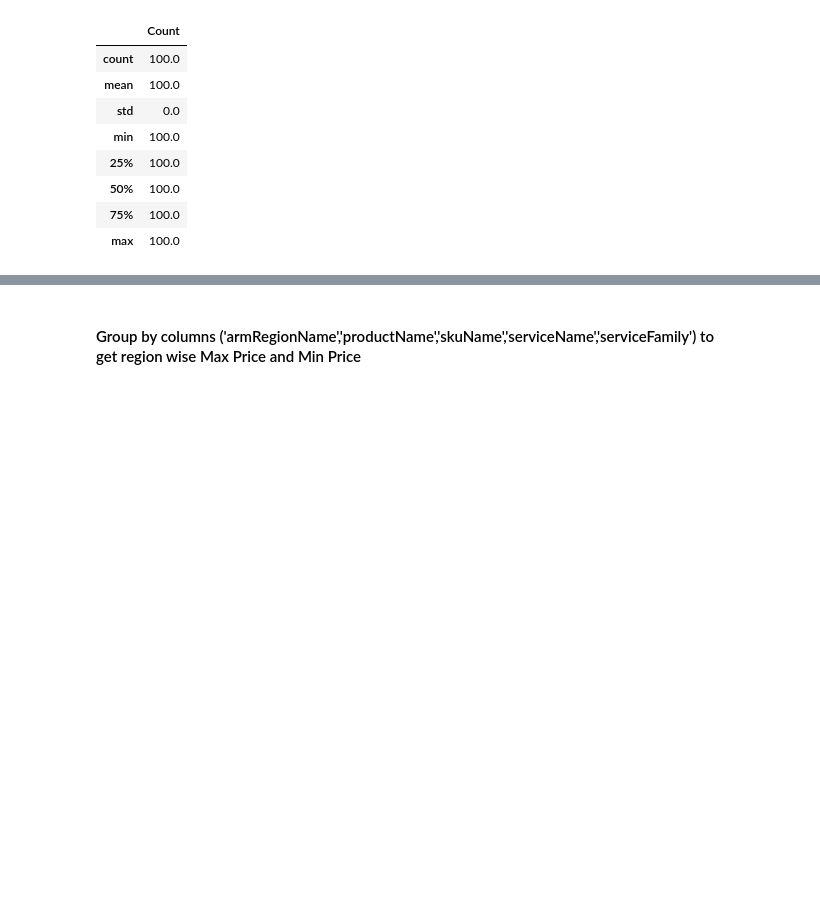
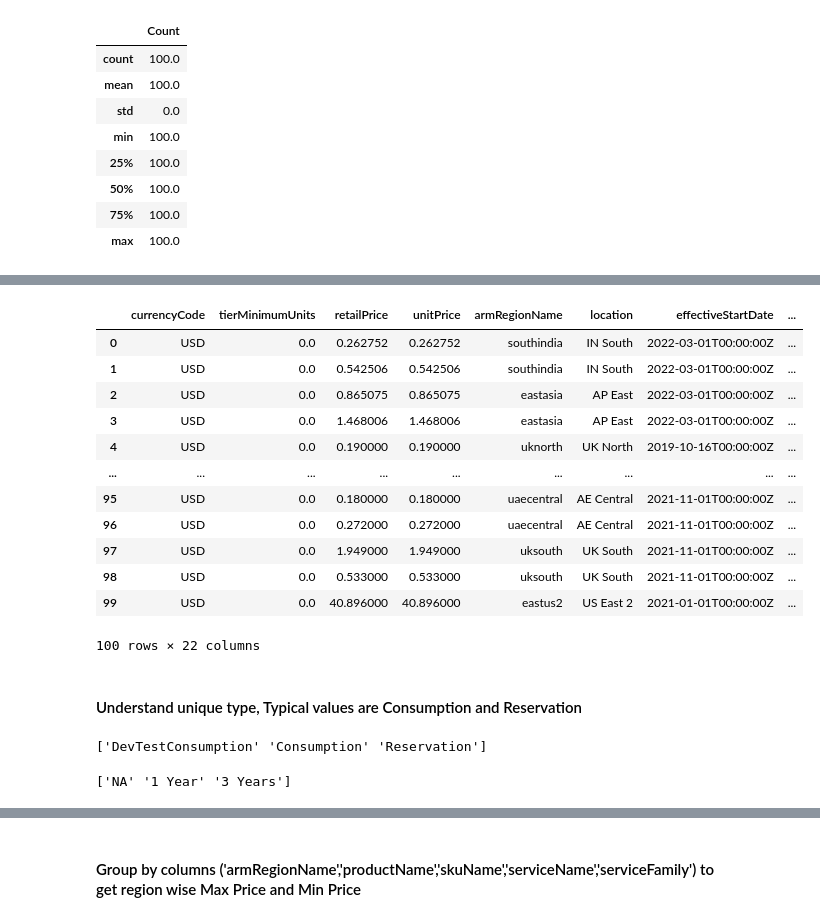
Before and after one commit to aicoe-aiops/cloud-price-analysis-public, a Jupyter notebook: notebooks/experimental/cloud_price_analysis_azure.ipynb, the cells around one changed output, grey strips where cells are left out. Drawn from its saved outputs; the diff is of its cells as text; code cells hidden in the pictures; blank space fills up the shorter version.

```diff
--- a/notebooks/experimental/cloud_price_analysis_azure.ipynb
+++ b/notebooks/experimental/cloud_price_analysis_azure.ipynb
@@ -154,0 +100,27 @@ array(['D14 Spot', 'Standard_D64s_v5 Spot', 'A3 Spot',
+# %%
+df_items_2 = df_items_2.fillna("NA")
+df_items_2
+# %% [output]
+|  | currencyCode | tierMinimumUnits | retailPrice | unitPrice | armRegionName | location | effectiveStartDate | ... |
+| 0 | USD | 0.0 | 0.262752 | 0.262752 | southindia | IN South | 2022-03-01T00:00:00Z | ... |
+| 1 | USD | 0.0 | 0.542506 | 0.542506 | southindia | IN South | 2022-03-01T00:00:00Z | ... |
+| 2 | USD | 0.0 | 0.865075 | 0.865075 | eastasia | AP East | 2022-03-01T00:00:00Z | ... |
+| 3 | USD | 0.0 | 1.468006 | 1.468006 | eastasia | AP East | 2022-03-01T00:00:00Z | ... |
+| 4 | USD | 0.0 | 0.190000 | 0.190000 | uknorth | UK North | 2019-10-16T00:00:00Z | ... |
+| ... | ... | ... | ... | ... | ... | ... | ... | ... |
+| 95 | USD | 0.0 | 0.180000 | 0.180000 | uaecentral | AE Central | 2021-11-01T00:00:00Z | ... |
+| 96 | USD | 0.0 | 0.272000 | 0.272000 | uaecentral | AE Central | 2021-11-01T00:00:00Z | ... |
+| 97 | USD | 0.0 | 1.949000 | 1.949000 | uksouth | UK South | 2021-11-01T00:00:00Z | ... |
+| 98 | USD | 0.0 | 0.533000 | 0.533000 | uksouth | UK South | 2021-11-01T00:00:00Z | ... |
+| 99 | USD | 0.0 | 40.896000 | 40.896000 | eastus2 | US East 2 | 2021-01-01T00:00:00Z | ... |
+100 rows × 22 columns
+# %% [markdown]
+#### Understand unique type, Typical values are Consumption and Reservation
+# %%
+print(pd.unique(df_items_2["type"]))
+# %% [output]
+['DevTestConsumption' 'Consumption' 'Reservation']
+# %%
+print(pd.unique(df_items_2["reservationTerm"]))
+# %% [output]
+['NA' '1 Year' '3 Years']
```
Also changed, not shown: parts of 26 cells of this notebook.
